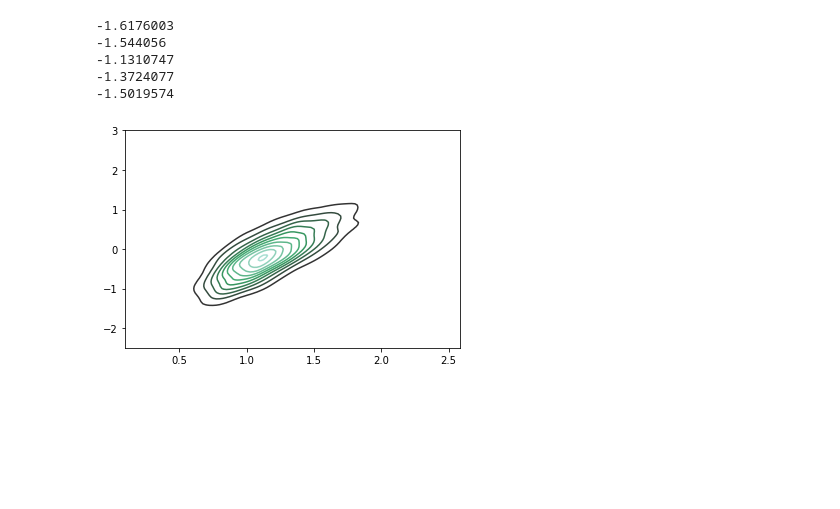
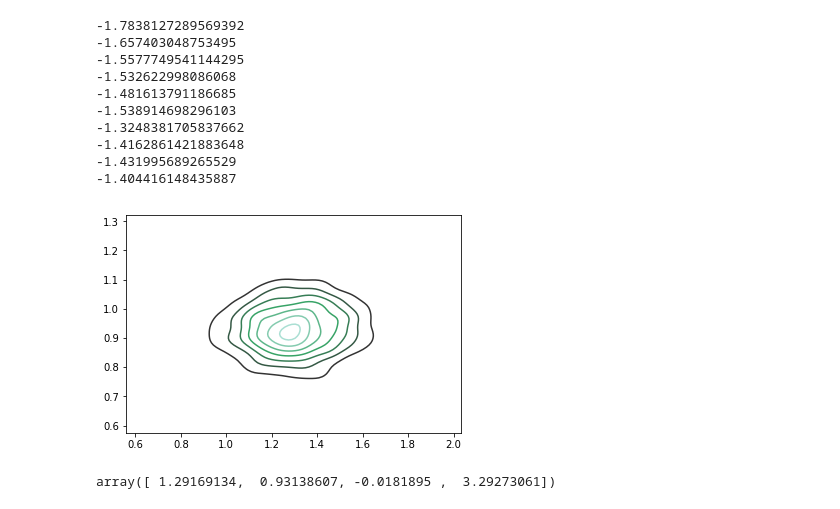
Before and after one commit to npetrenko/real_nvp, a Jupyter notebook: regression.ipynb, the cells around one changed output. Drawn from its saved outputs; the diff is of its cells as text; code cells hidden in the pictures; blank space fills up the shorter version.

```diff
--- a/regression.ipynb
+++ b/regression.ipynb
@@ -7,7 +8,7 @@ import seaborn as sns
 # %%
 np.random.seed(1234)
 
-X = np.random.normal(size=[10,3])
+X = np.random.normal(size=[10,3]).astype(floatX)
 X[:,0] = (X[:,0] + X[:,1])/2
 X[:,2] = (- X[:,0] - X[:,1] + X[:,2])/3
 ystd = 0.5
@@ -15,8 +20,12 @@ y = 2*X[:,0] + X[:,1] + 0.5*X[:,2] + 3 + np.random.normal(size=10)*ystd
 # %%
 dim = 4
-conf = [[NVPFlow(dim, 'nvp{}'.format(i)),
-        ResFlow(dim, 'res{}'.format(i))] for i in range(16)]
-appr = DFlow(sum(conf, []))
+# conf = [[NVPFlow(dim, 'nvp{}'.format(i)),
+#         ResFlow(dim, 'res{}'.format(i))] for i in range(16)]
+# conf = sum(conf, [])
+
+conf = [Linear(dim)]
+
+appr = DFlow(conf)
 # %%
 coefs = appr.output[0]
 
@@ -38,5 +47,5 @@ prior
 # %%
-gain = tf.reduce_mean(logl) + (prior - appr.logdens)/tf.cast(logl.shape[0], tf.float32)
+gain = tf.reduce_mean(logl) + (prior - appr.logdens)/tf.cast(logl.shape[0], floatX)
 # %%
 logl
 # %% [output]
@@ -48,5 +57,5 @@ appr.logdens
 # %%
-opt = tf.train.GradientDescentOptimizer(0.0001).minimize(-gain)
+opt = tf.train.GradientDescentOptimizer(0.001).minimize(-gain)
 # %%
 sess = tf.InteractiveSession()
 # %%
@@ -57,18 +66,27 @@ for _ in range(10):
         v, _ = sess.run([gain, opt],{phase: True})
     print(v[0])
 # %% [output]
--1.6176003
--1.544056
--1.1310747
--1.3724077
--1.5019574
+-1.7838127289569392
+-1.657403048753495
+-1.5577749541144295
+-1.532622998086068
+-1.481613791186685
+-1.538914698296103
+-1.3248381705837662
+-1.4162861421883648
+-1.431995689265529
+-1.404416148435887
 # %%
 samples = []
 for _ in range(3000):
     samples.append(coefs.eval({phase: False}))
 samples = np.array(samples)
 # %%
-sns.kdeplot(samples[:,0], samples[:,2])
+sns.kdeplot(samples[:,0], samples[:,1])
 plt.show()
 # %% [output]
-[figure, old version]
+[figure, new version]
+# %%
+samples.mean(axis=0)
+# %% [output]
+array([ 1.29169134,  0.93138607, -0.0181895 ,  3.29273061])
```
Also changed, not shown: parts of 7 cells of this notebook, 3 other files.
